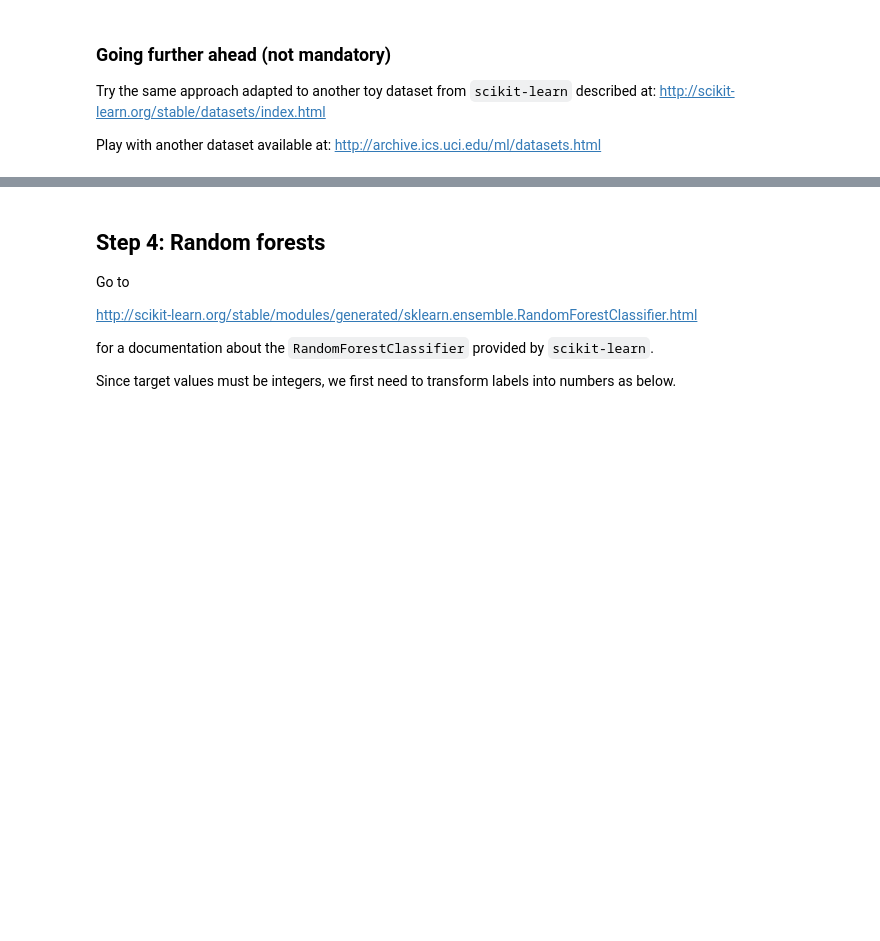
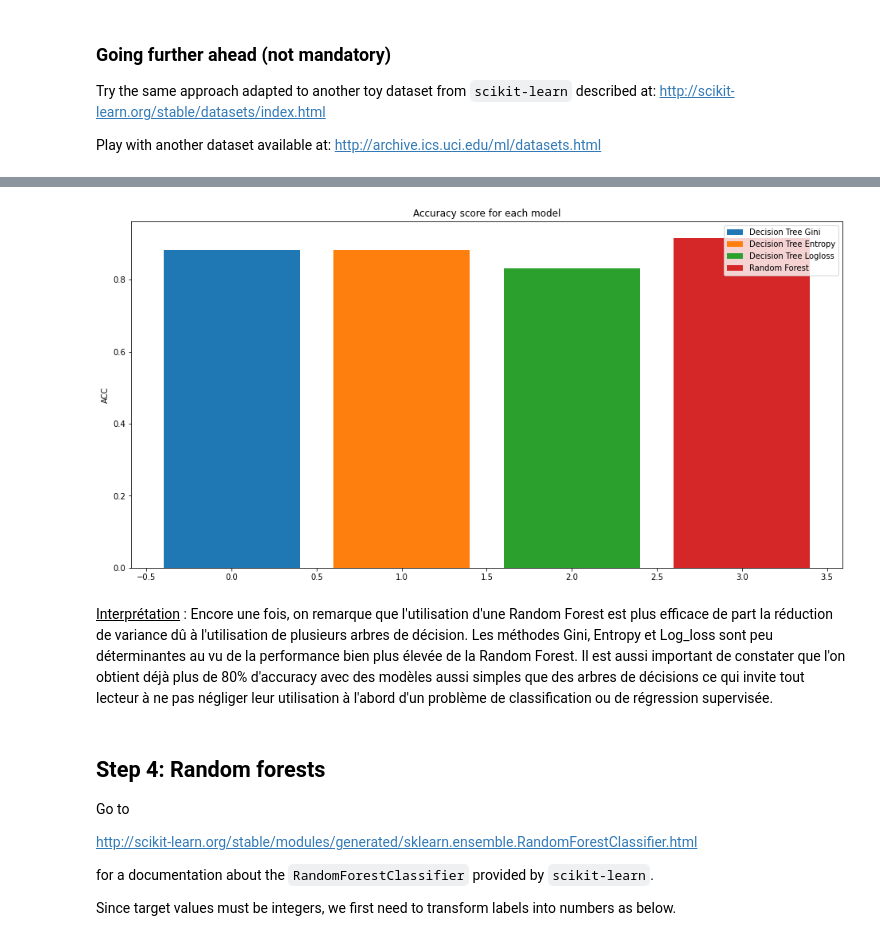
Before and after one commit to heez77/g3_decision, a Jupyter notebook: TP5_Gey_Jean/TP5_Gey_Jean.ipynb, the cells around one changed output, grey strips where cells are left out. Cells and saved outputs as stored; diff of their text form; code cells hidden in the pictures; blank space fills up the shorter version.

```diff
--- a/TP5_Gey_Jean/TP5_Gey_Jean.ipynb
+++ b/TP5_Gey_Jean/TP5_Gey_Jean.ipynb
@@ -408,3 +433,14 @@ http://archive.ics.uci.edu/ml/datasets.html
+# %%
+fig, ax = plt.subplots(1, 1, figsize=(16, 8))
+for i, model in enumerate(models):
+    plt.bar(x=np.arange(4)[i], height=acc[i], label=models_name[i])
+    plt.title("Accuracy score for each model")
+    plt.ylabel("ACC")
+    plt.legend()
+# %% [output]
+[figure, added]
+# %% [markdown]
+<u>Interprétation</u> : Encore une fois, on remarque que l'utilisation d'une Random Forest est plus efficace de part la réduction de variance dû à l'utilisation de plusieurs arbres de décision. Les méthodes Gini, Entropy et Log_loss sont peu déterminantes au vu de la performance bien plus élevée de la Random Forest. Il est aussi important de constater que l'on obtient déjà plus de 80% d'accuracy avec des modèles aussi simples que des arbres de décisions ce qui invite tout lecteur à ne pas négliger leur utilisation à l'abord d'un problème de classification ou de régression supervisée.
 # %% [markdown]
 ## Step 4: Random forests
 Go to
```
Also changed, not shown: parts of 17 cells of this notebook, 1 other file.
